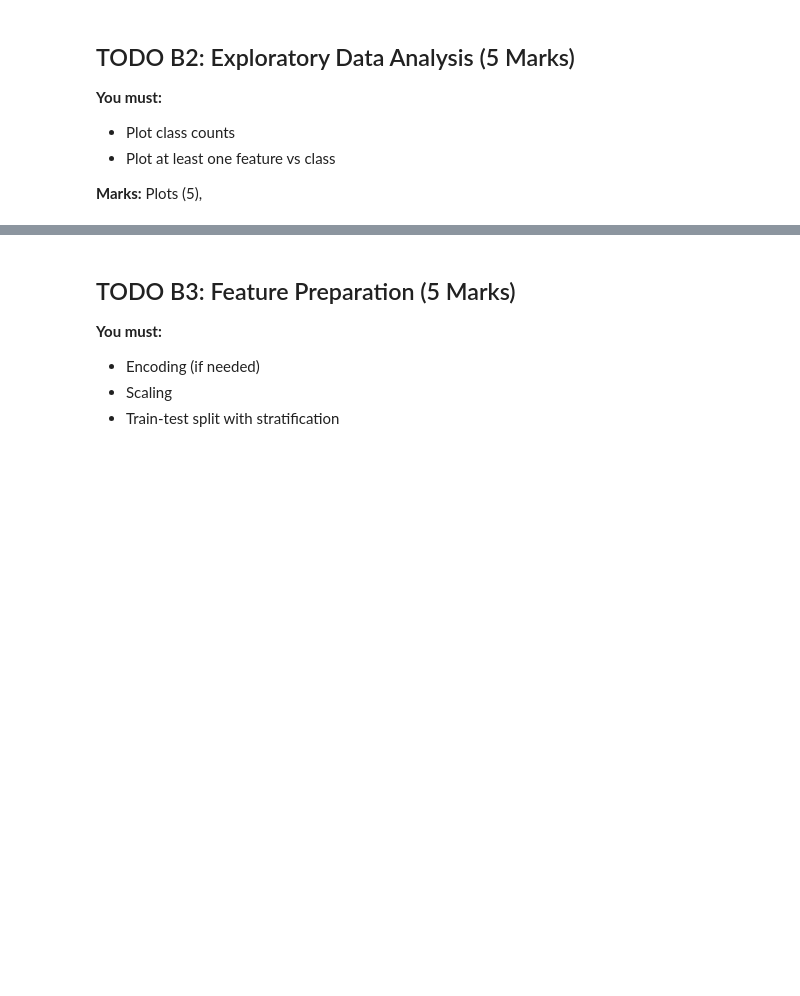
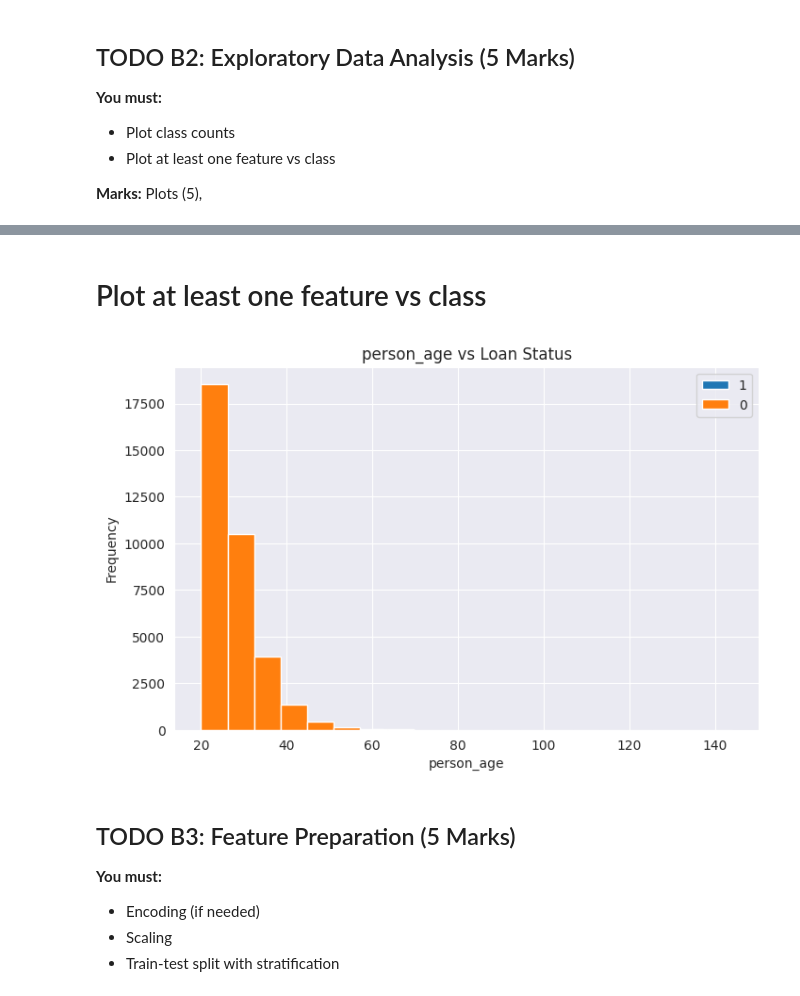
Before and after one commit to Md-Salman-Rahman339/AI-ML, a Jupyter notebook: Copy_of_AI_ML_Assignment_3_Module_19.ipynb, the cells around one changed output, grey strips where cells are left out. Saved outputs shown, nothing was run; the diff lists cells and outputs as text; code cells hidden in the pictures; blank space fills up the shorter version.

```diff
--- a/Copy_of_AI_ML_Assignment_3_Module_19.ipynb
+++ b/Copy_of_AI_ML_Assignment_3_Module_19.ipynb
@@ -355,3 +452,23 @@ You will work with the provided **classification dataset**.
+# %% [markdown]
+# Plot at least one feature vs class
+# %%
+numeric_columns=df_class.select_dtypes(include=[np.number]).columns
+
+feature =numeric_columns[0]
+
+plt.figure(figsize=(8,5))
+for status in df_class['loan_status'].unique():
+    data=df_class[df_class['loan_status']==status][feature]
+    plt.hist(data,bins=20,label=status)
+
+plt.xlabel(feature)
+plt.ylabel("Frequency")
+plt.title(f"{feature} vs Loan Status")
+plt.legend()
+plt.grid(True)
+plt.show()
+# %% [output]
+[figure, added]
 # %% [markdown]
 ## TODO B3: Feature Preparation (5 Marks)
 **You must:**
```
Also changed, not shown: parts of 13 cells of this notebook.
